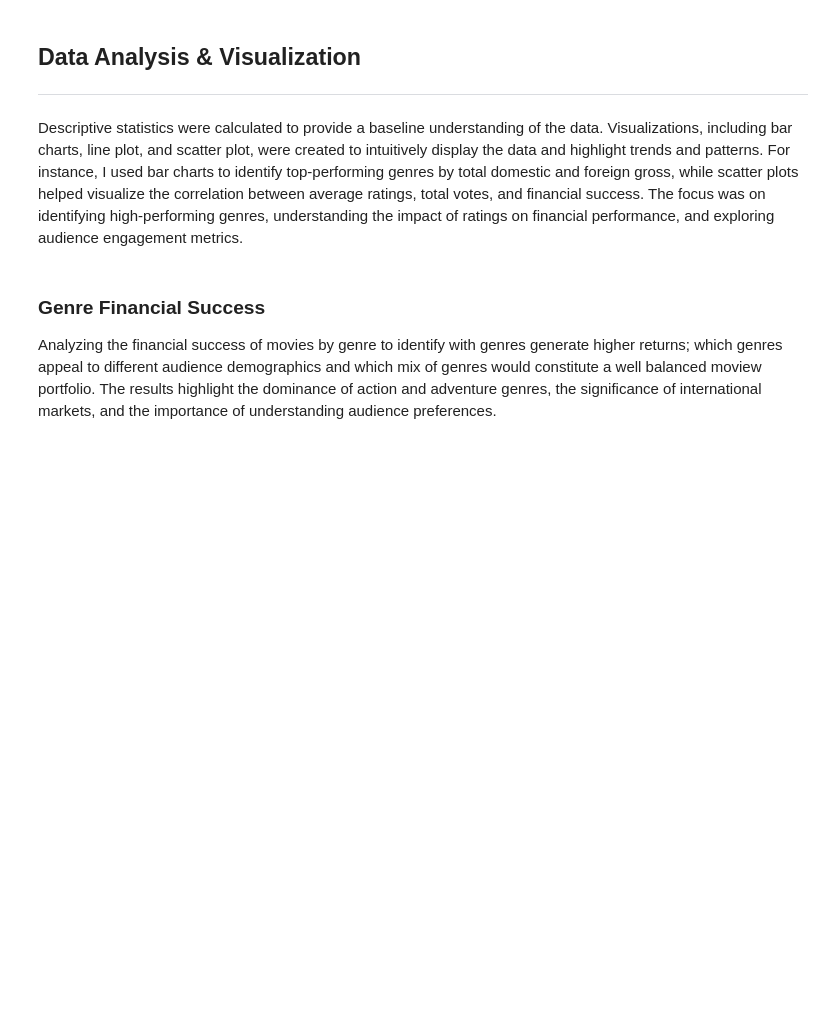
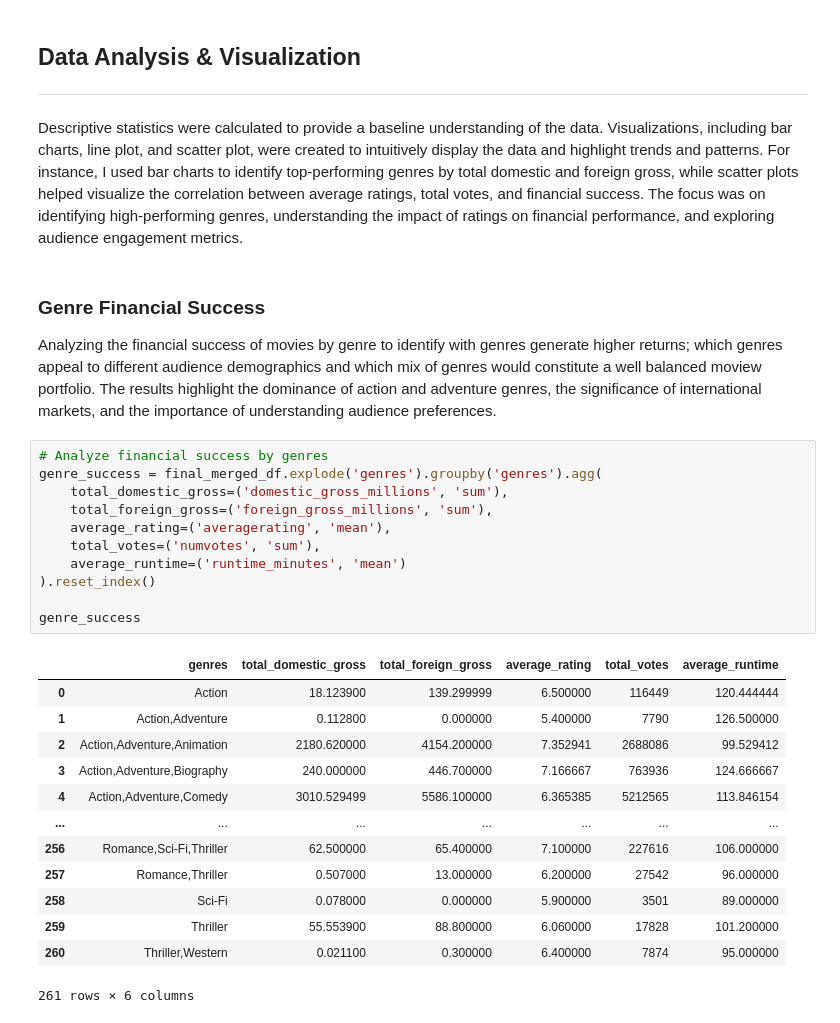
Before and after one commit to engige/movie_studio_analysis, a Jupyter notebook: movie_studio_analysis.ipynb, the cells around one changed output. Drawn from its saved outputs; the diff is of its cells as text; blank space fills up the shorter version.

Commit message:
analyzed genre financial success

```diff
--- a/movie_studio_analysis.ipynb
+++ b/movie_studio_analysis.ipynb
@@ -361,3 +361,28 @@ Descriptive statistics were calculated to provide a baseline understanding of th
 ### Genre Financial Success
 
 Analyzing the financial success of movies by genre to identify with genres generate higher returns; which genres appeal to different audience demographics and which mix of genres would constitute a well balanced moview portfolio. The results highlight the dominance of action and adventure genres, the significance of international markets, and the importance of understanding audience preferences.
+# %%
+# Analyze financial success by genres
+genre_success = final_merged_df.explode('genres').groupby('genres').agg(
+    total_domestic_gross=('domestic_gross_millions', 'sum'),
+    total_foreign_gross=('foreign_gross_millions', 'sum'),
+    average_rating=('averagerating', 'mean'),
+    total_votes=('numvotes', 'sum'),
+    average_runtime=('runtime_minutes', 'mean')
+).reset_index()
+
+genre_success
+# %% [output]
+|  | genres | total_domestic_gross | total_foreign_gross | average_rating | total_votes | average_runtime |
+| 0 | Action | 18.123900 | 139.299999 | 6.500000 | 116449 | 120.444444 |
+| 1 | Action,Adventure | 0.112800 | 0.000000 | 5.400000 | 7790 | 126.500000 |
+| 2 | Action,Adventure,Animation | 2180.620000 | 4154.200000 | 7.352941 | 2688086 | 99.529412 |
+| 3 | Action,Adventure,Biography | 240.000000 | 446.700000 | 7.166667 | 763936 | 124.666667 |
+| 4 | Action,Adventure,Comedy | 3010.529499 | 5586.100000 | 6.365385 | 5212565 | 113.846154 |
+| ... | ... | ... | ... | ... | ... | ... |
+| 256 | Romance,Sci-Fi,Thriller | 62.500000 | 65.400000 | 7.100000 | 227616 | 106.000000 |
+| 257 | Romance,Thriller | 0.507000 | 13.000000 | 6.200000 | 27542 | 96.000000 |
+| 258 | Sci-Fi | 0.078000 | 0.000000 | 5.900000 | 3501 | 89.000000 |
+| 259 | Thriller | 55.553900 | 88.800000 | 6.060000 | 17828 | 101.200000 |
+| 260 | Thriller,Western | 0.021100 | 0.300000 | 6.400000 | 7874 | 95.000000 |
+261 rows × 6 columns
```
